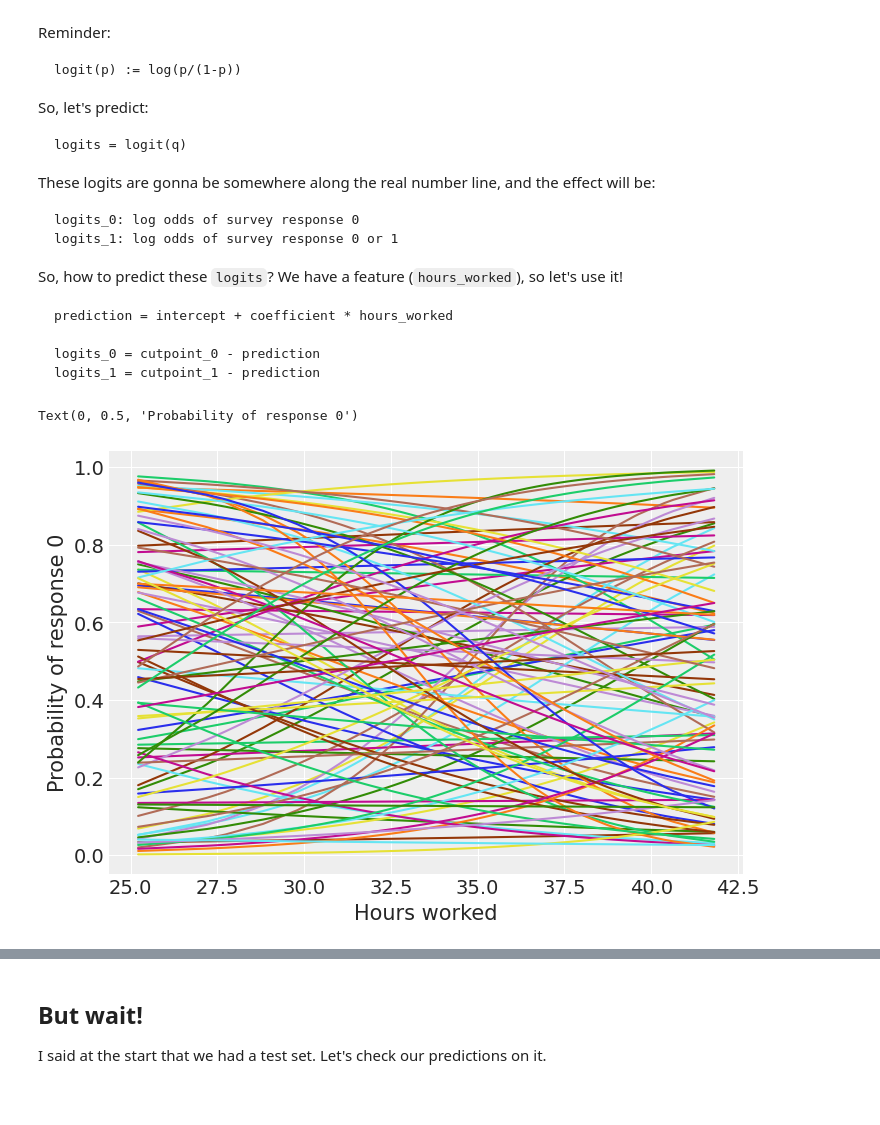
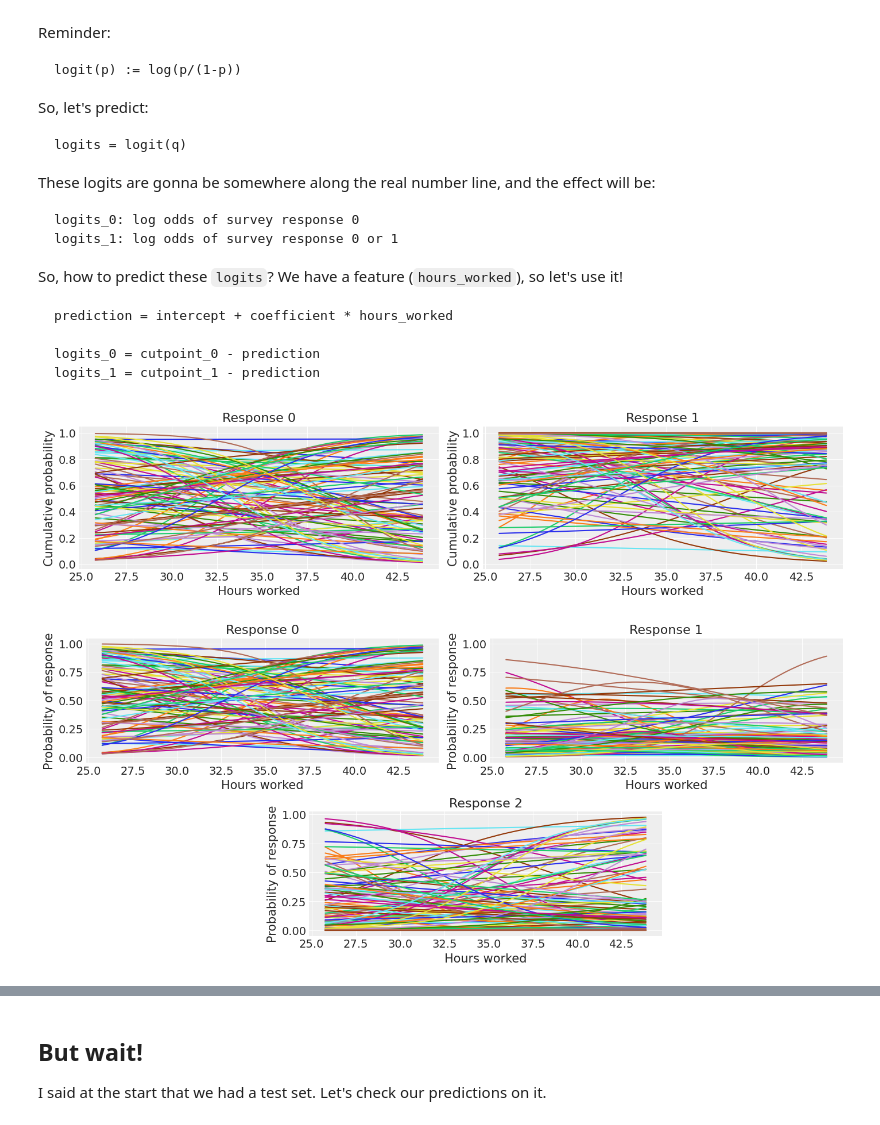
Before and after one commit to MarcoGorelli/pydataglobal-21, a Jupyter notebook: round 2.ipynb, the cells around one changed output, grey strips where cells are left out. Saved outputs shown, nothing was run; the diff lists cells and outputs as text; code cells hidden in the pictures; blank space fills up the shorter version.

```diff
--- a/round 2.ipynb
+++ b/round 2.ipynb
@@ -201,16 +208,44 @@ prior_predictions = prior_pred(
     n_responses=3,
 )
-# %%
-fig, ax = plt.subplots()
-idx = train["hours_worked"].sort_values().index
-ax.plot(
-    train.loc[idx, "hours_worked"], prior_predictions["probs"][:, idx.to_numpy(), 0].T
-)
-ax.set_xlabel("Hours worked")
-ax.set_ylabel("Probability of response 0")
-# %% [output]
-Text(0, 0.5, 'Probability of response 0')
-[figure, removed]
+# %%
+fig = plt.figure(figsize=(14, 6))
+hours_worked = hours_worked_scaled*train['hours_worked'].std() + train['hours_worked'].mean()
+
+gs = gridspec.GridSpec(4, 4, figure=fig)
+ax = []
+ax.append(fig.add_subplot(gs[:2, :2]))
+ax.append(fig.add_subplot(gs[:2, 2:], sharey=ax[0]))
+
+for response in (0, 1):
+    ax[response].plot(
+        hours_worked,
+        prior_predictions["q"][:, :, response].T,
+    )
+    ax[response].set_xlabel("Hours worked")
+    ax[response].set_ylabel("Cumulative probability")
+    ax[response].set_title(f'Response {response}')
+# %% [output]
+[figure, added]
+# %%
+fig = plt.figure(figsize=(14, 6))
+hours_worked = hours_worked_scaled*train['hours_worked'].std() + train['hours_worked'].mean()
+
+gs = gridspec.GridSpec(4, 4, figure=fig)
+ax = []
+ax.append(fig.add_subplot(gs[:2, :2]))
+ax.append(fig.add_subplot(gs[:2, 2:], sharey=ax[0]))
+ax.append(fig.add_subplot(gs[2:, 1:3]))
+
+for response in (0, 1, 2):
+    ax[response].plot(
+        hours_worked,
+        prior_predictions["probs"][:, :, response].T,
+    )
+    ax[response].set_xlabel("Hours worked")
+    ax[response].set_ylabel("Probability of response")
+    ax[response].set_title(f'Response {response}')
+# %% [output]
+[figure, added]
 # %%
 sampler = numpyro.infer.NUTS(ordered_logistic_regression)
 mcmc = numpyro.infer.MCMC(sampler, num_chains=4, num_samples=1000, num_warmup=1000)
```
Also changed, not shown: parts of 11 cells of this notebook.
